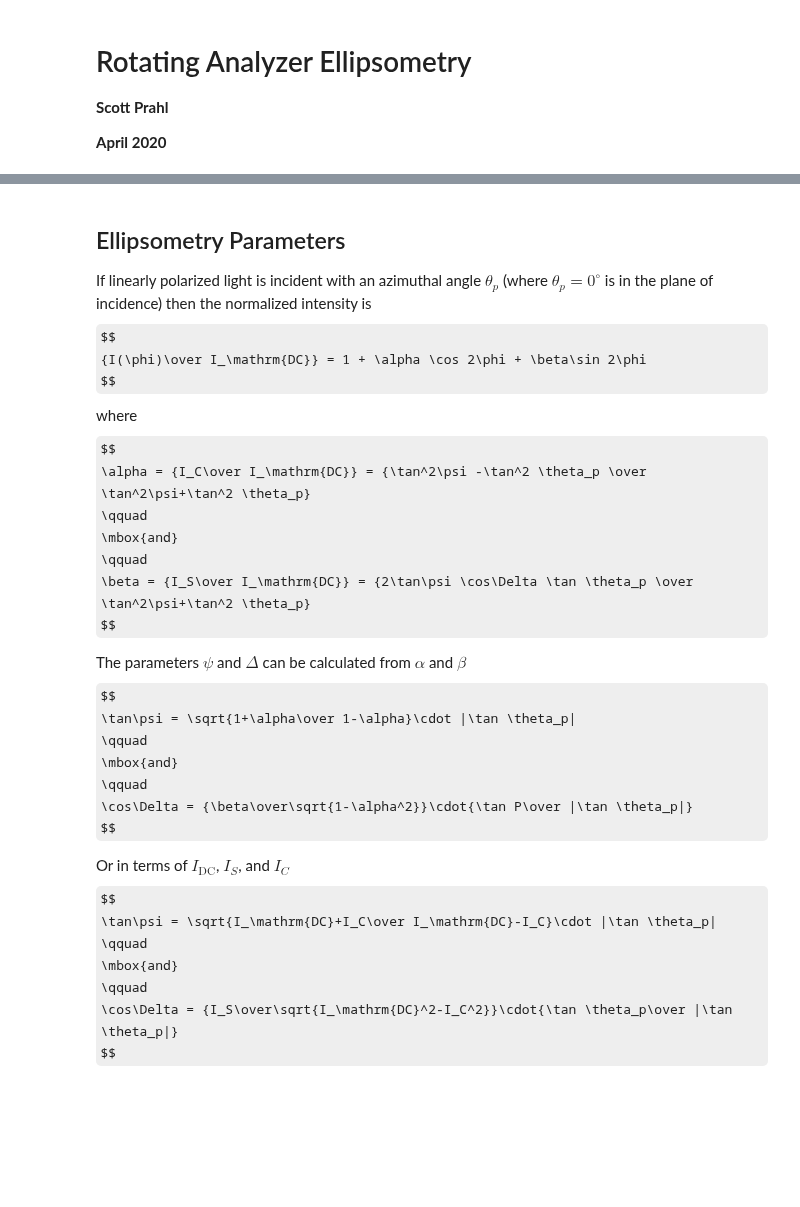
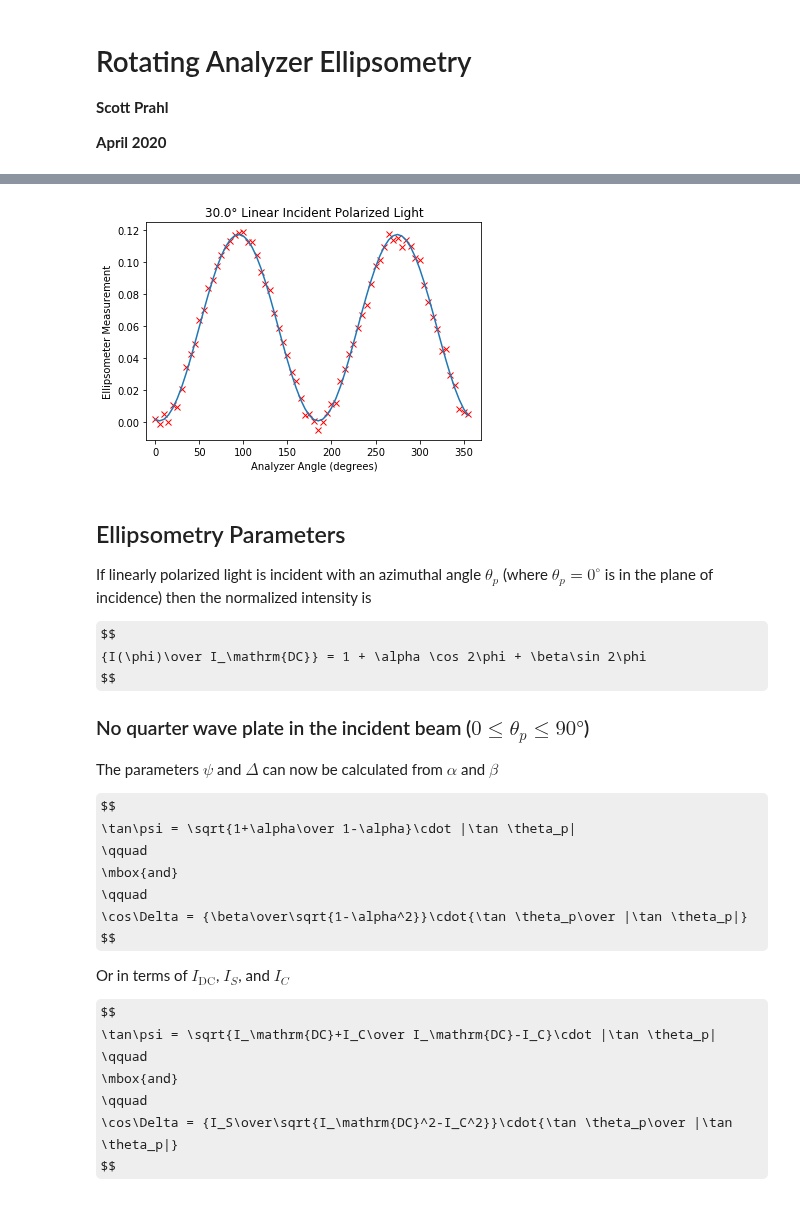
Before and after one commit to scottprahl/pypolar, a Jupyter notebook: docs/10c-Ellipsometry.ipynb, the cells around one changed output, grey strips where cells are left out. Cells and saved outputs as stored; diff of their text form; code cells hidden in the pictures; some formulas as TeX source; blank space fills up the shorter version.

```diff
--- a/docs/10c-Ellipsometry.ipynb
+++ b/docs/10c-Ellipsometry.ipynb
@@ -122,31 +192,60 @@ I_C  expected=0.500000 obtained=0.498125
+# %%
+# create signal
+m=3-0.2j                # sample index of refraction
+P=30                    # incident polarization azimuth (degrees)
+theta_p = np.radians(P) # incident polarization azimuth (radians)
+th=70                   # angle of incidence (degrees)
+theta = np.radians(th)  # angle of incidence (radians)
+
+# Generate 72 intensities based on experimental conditions
+# On reflected intensity for each angle of the rotating analyzer
+phi_deg = np.linspace(0,360,num=72,endpoint=False)
+phi = np.radians(phi_deg)
+signal = ell.rotating_analyzer_signal_from_m(phi, m, theta, theta_p, noise=0.003)
+average = signal.mean()
+
+# analyze signal
+rho = ell.rho_from_rotating_analyzer_data(phi, signal, theta_p)
+fit = ell.rotating_analyzer_signal_from_rho(phi, rho, theta_p, average=average)
+
+# display data and fit
+plt.plot(degrees,signal,'xr')
+plt.plot(degrees,fit)
+
+plt.xlabel("Analyzer Angle (degrees)")
+plt.ylabel("Ellipsometer Measurement")
+plt.title("%.1f° Linear Incident Polarized Light" % np.degrees(theta_p))
+plt.xlim(-10,370)
+plt.show()
+# %% [output]
+[figure, added]
 # %% [markdown]
 ## Ellipsometry Parameters
 
 If linearly polarized light is incident with an azimuthal angle $\theta_p$
 (where $\theta_p=0^\circ$ is in the plane of incidence) then
 the normalized intensity is
+
 $$
 {I(\phi)\over I_\mathrm{DC}} = 1 + \alpha \cos 2\phi + \beta\sin 2\phi
 $$
-where
-$$
-\alpha = {I_C\over I_\mathrm{DC}} = {\tan^2\psi -\tan^2 \theta_p \over \tan^2\psi+\tan^2 \theta_p}
-\qquad
-\mbox{and}
-\qquad
-\beta = {I_S\over I_\mathrm{DC}} = {2\tan\psi \cos\Delta \tan \theta_p \over \tan^2\psi+\tan^2 \theta_p}
-$$
 
-The parameters $\psi$ and $\Delta$ can be calculated from $\alpha$ and $\beta$
+### No quarter wave plate in the incident beam ($0\le\theta_p\le90°$)
+
+
+
+The parameters $\psi$ and $\Delta$ can now be calculated from $\alpha$ and $\beta$
+
 $$
 \tan\psi = \sqrt{1+\alpha\over 1-\alpha}\cdot |\tan \theta_p|
 \qquad
 \mbox{and}
 \qquad
-\cos\Delta = {\beta\over\sqrt{1-\alpha^2}}\cdot{\tan P\over |\tan \theta_p|}
+\cos\Delta = {\beta\over\sqrt{1-\alpha^2}}\cdot{\tan \theta_p\over |\tan \theta_p|}
 $$
 
 Or in terms of $I_\mathrm{DC}$, $I_S$, and $I_C$
+
 $$
 \tan\psi = \sqrt{I_\mathrm{DC}+I_C\over I_\mathrm{DC}-I_C}\cdot |\tan \theta_p|
 \qquad
```
Also changed, not shown: parts of 17 cells of this notebook.
